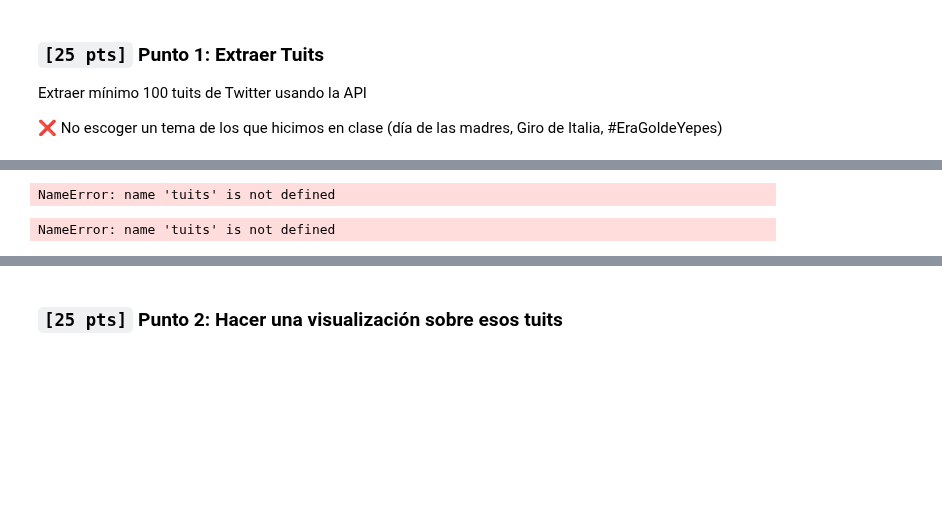
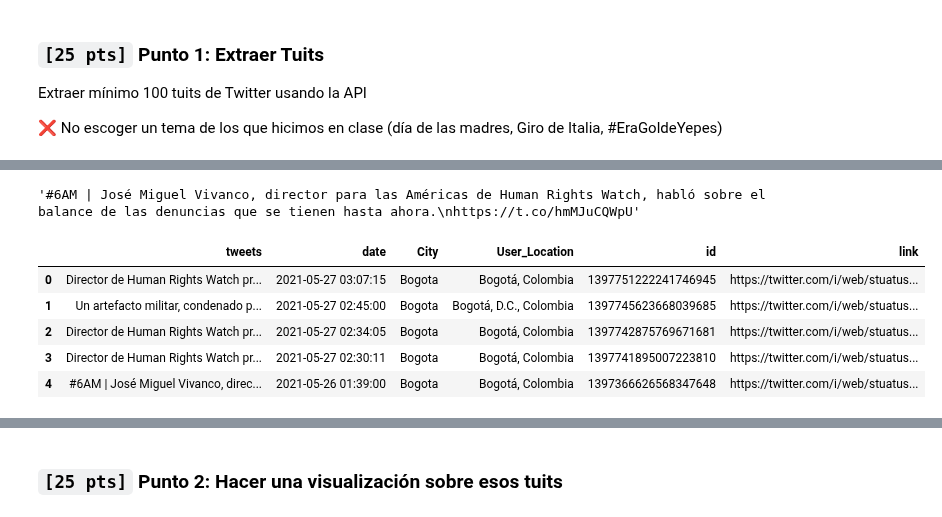
Before and after one commit to Keylanizmo/NLP, a Jupyter notebook: Taller 11 NLP - Keylan Valencia .ipynb, the cells around one changed output, grey strips where cells are left out. Saved outputs shown, nothing was run; the diff lists cells and outputs as text; code cells hidden in the pictures; blank space fills up the shorter version.

```diff
--- a/Taller 11 NLP - Keylan Valencia .ipynb
+++ b/Taller 11 NLP - Keylan Valencia .ipynb
@@ -38,5 +43,7 @@ access_token_secret =  "personales"
 # %%
 # Autenticar a través de la API
-auth = tweepy.OAuthHandler(api_key, api_secret_key)
-auth.set_access_token(access_token, access_token_secret)
+auth = tweepy.OAuthHandler(llaves['api_key'], llaves['api_secret_key'])
+auth.set_access_token(llaves['access_token'], llaves['access_token_secret'])
 api = tweepy.API(auth, wait_on_rate_limit=True)
+# %%
+api.update_status('My First Tweet 😂 ')
@@ -57,22 +64,29 @@ TweepError: Twitter error response: status code = 401
-# %%
-tuits[0].full_text
-# %% [output]
-NameError: name 'tuits' is not defined
+# %%
+tuits[4].full_text
+#print(tuits[0].user.location)
+# %% [output]
+'#6AM | José Miguel Vivanco, director para las Américas de Human Rights Watch, habló sobre el balance de las denuncias que se tienen hasta ahora.\nhttps://t.co/hmMJuCQWpU'
 # %%
-tweet = []
+t_processed = []
 
-for tuit in tuits:
+for t in tuits:
     temp = []
-    temp.append(tuit.full_text)
-    temp.append(tuit.created_at)
-    temp.append(tuit.id)
-    temp.append(f"https://twitter.com/i/web/stuatus/{tuit.id}")
+    temp.append(t.full_text)
+    temp.append(t.created_at)
+    temp.append('Bogota')
+    temp.append(t.user.location)
+    temp.append(t.id)
+    temp.append(f"https://twitter.com/i/web/stuatus/{t.id}")
 
-    tweet.append(temp)
-
-
-data = pd.DataFrame(tweet)
-data.columns = ['tweets', 'date', 'id', 'link']
-data.head()
+    t_processed.append(temp)
-# %% [output]
-NameError: name 'tuits' is not defined
+# %%
+df = pd.DataFrame(t_processed)
+df.columns = ['tweets', 'date', 'City','User_Location', 'id', 'link']
+df.head()
+# %% [output]
+|  | tweets | date | City | User_Location | id | link |
+| 0 | Director de Human Rights Watch pr... | 2021-05-27 03:07:15 | Bogota | Bogotá, Colombia | 1397751222241746945 | https://twitter.com/i/web/stuatus... |
+| 1 | Un artefacto militar, condenado p... | 2021-05-27 02:45:00 | Bogota | Bogotá, D.C., Colombia | 1397745623668039685 | https://twitter.com/i/web/stuatus... |
+| 2 | Director de Human Rights Watch pr... | 2021-05-27 02:34:05 | Bogota | Bogotá, Colombia | 1397742875769671681 | https://twitter.com/i/web/stuatus... |
+| 3 | Director de Human Rights Watch pr... | 2021-05-27 02:30:11 | Bogota | Bogotá, Colombia | 1397741895007223810 | https://twitter.com/i/web/stuatus... |
+| 4 | #6AM | José Miguel Vivanco, direc... | 2021-05-26 01:39:00 | Bogota | Bogotá, Colombia | 1397366626568347648 | https://twitter.com/i/web/stuatus... |
```
Also changed, not shown: parts of 21 cells of this notebook.
